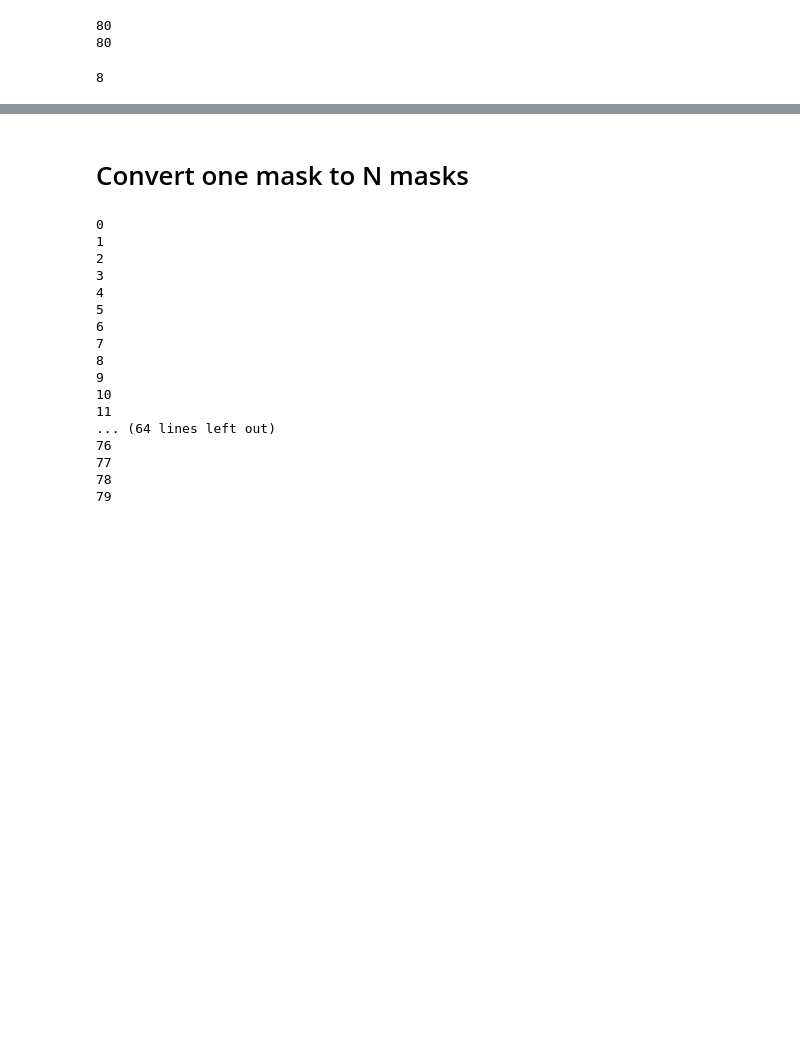
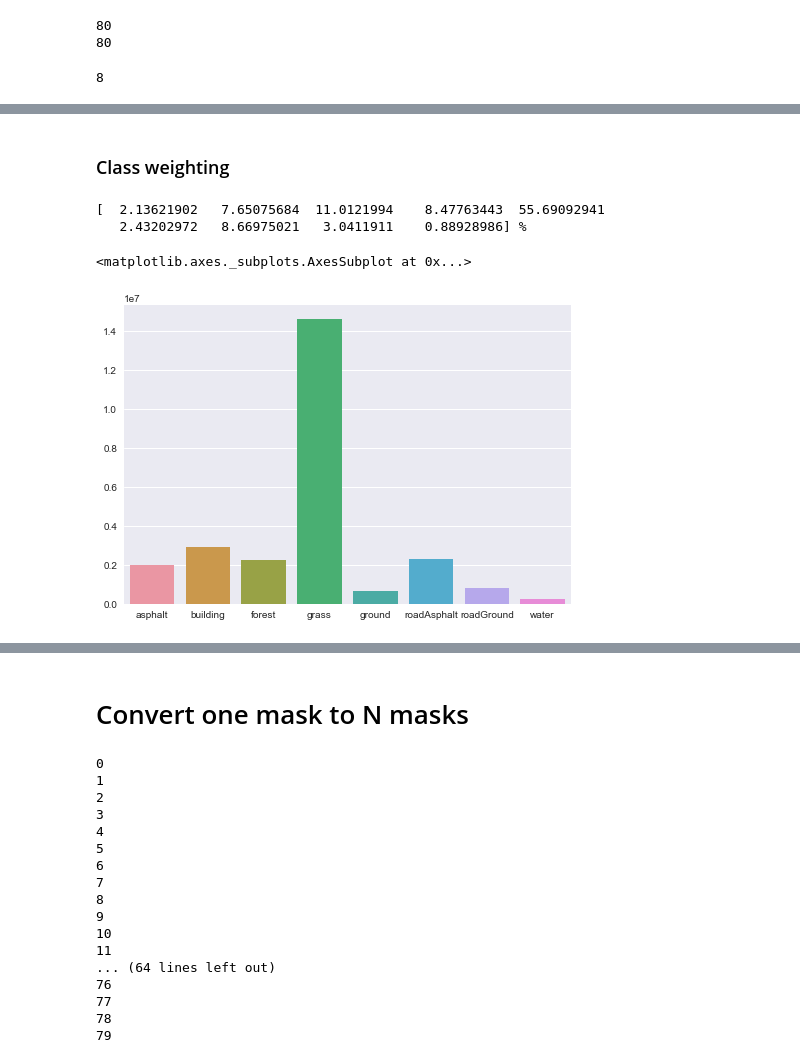
Before and after one commit to vladostan/copterutils, a Jupyter notebook: seg/pipeline_1.ipynb, the cells around one changed output, grey strips where cells are left out. Cells and saved outputs as stored; diff of their text form; code cells hidden in the pictures; blank space fills up the shorter version.

```diff
--- a/seg/pipeline_1.ipynb
+++ b/seg/pipeline_1.ipynb
@@ -55,0 +56,9 @@ print(y.shape)
+# %% [markdown]
+### Class weighting
+# %%
+n = np.bincount(y.reshape(y.shape[0]*y.shape[1]*y.shape[2]))
+# %%
+print(str(n/n.sum()*100) + " %")
+# %% [output]
+[  2.13621902   7.65075684  11.0121994    8.47763443  55.69092941
+   2.43202972   8.66975021   3.0411911    0.88928986] %
@@ -55,0 +67,7 @@ print(y.shape)
+# %%
+import seaborn as sns
+
+sns.barplot(x=cs[1:], y=n[1:])
+# %% [output]
+<matplotlib.axes._subplots.AxesSubplot at 0x...>
+[figure, added]
```
Also changed, not shown: parts of 51 cells of this notebook, 1 other file.
